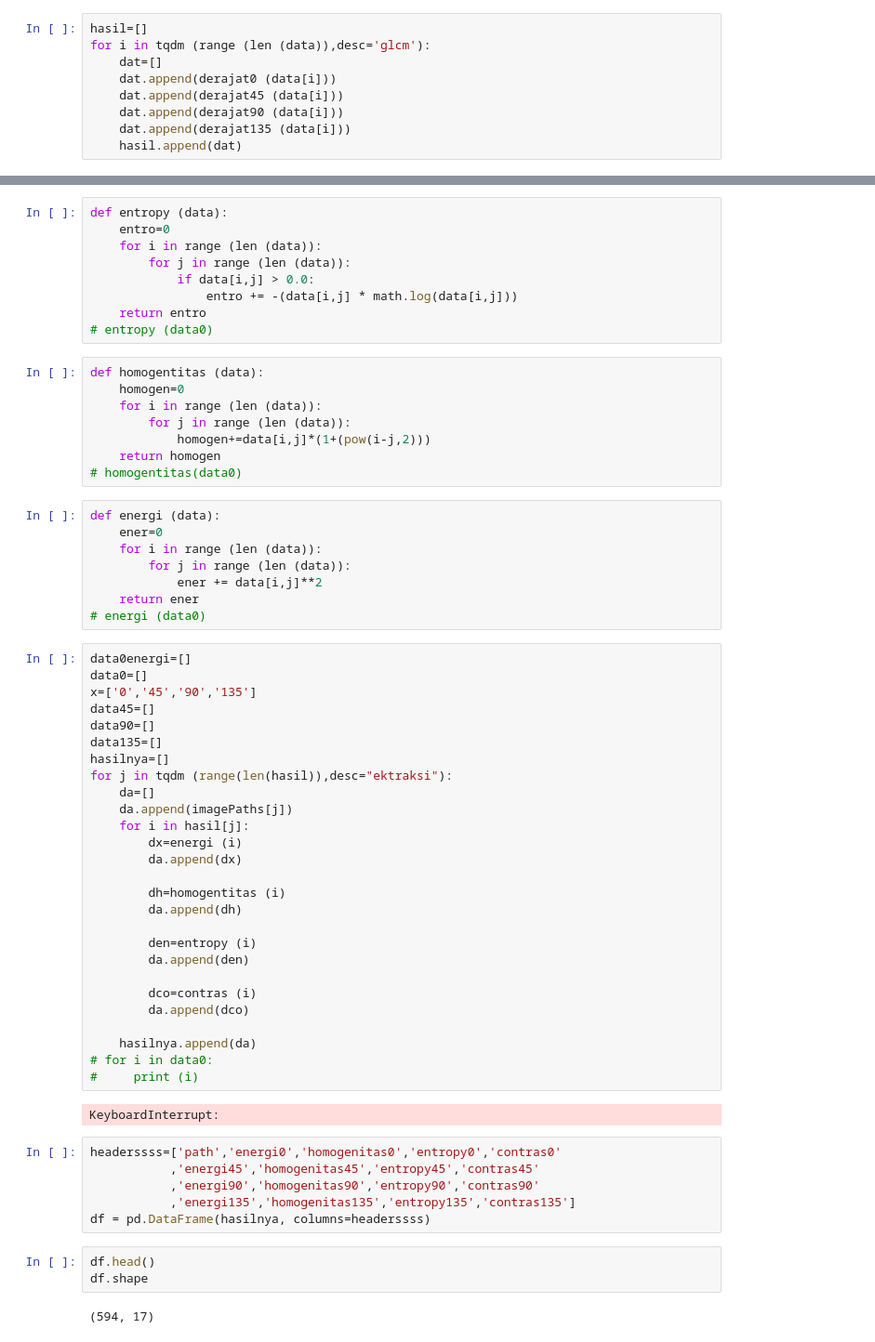
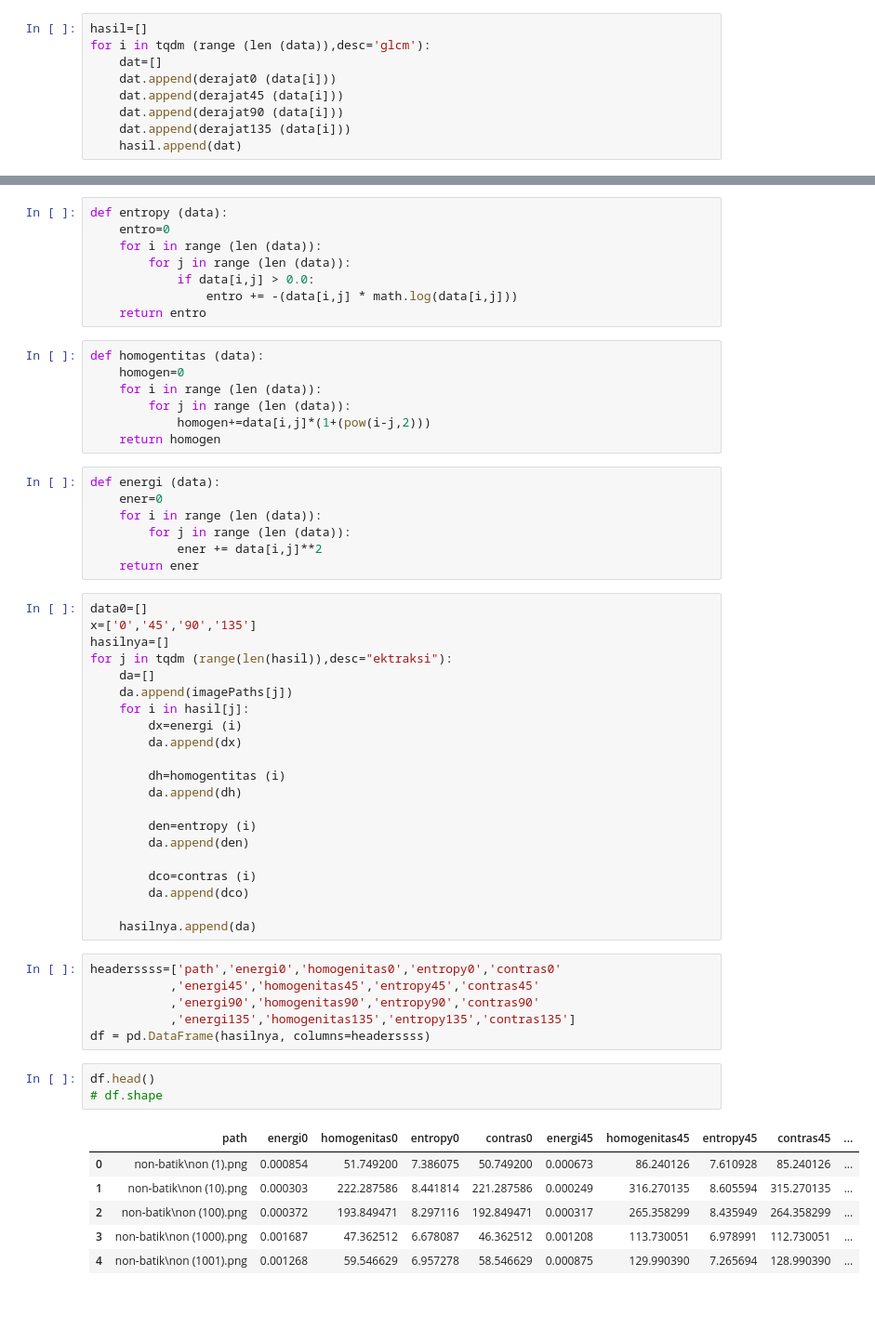
Before and after one commit to RidhoIlahi07/PengolahanCitraDigital_GLCM, a Jupyter notebook: TubesPCD.ipynb, the cells around one changed output, grey strips where cells are left out. Shown at 93% size. Drawn from its saved outputs; the diff is of its cells as text; blank space fills up the shorter version.

```diff
--- a/TubesPCD.ipynb
+++ b/TubesPCD.ipynb
@@ -121,7 +101,6 @@ def entropy (data):
             if data[i,j] > 0.0:
                 entro += -(data[i,j] * math.log(data[i,j]))
     return entro
-# entropy (data0)
 # %%
 def homogentitas (data):
     homogen=0
@@ -129,7 +108,6 @@ def homogentitas (data):
         for j in range (len (data)):
             homogen+=data[i,j]*(1+(pow(i-j,2)))
     return homogen
-# homogentitas(data0)
 # %%
 def energi (data):
     ener=0
@@ -137,14 +115,9 @@ def energi (data):
         for j in range (len (data)):
             ener += data[i,j]**2
     return ener
-# energi (data0)
 # %%
-data0energi=[]
 data0=[]
 x=['0','45','90','135']
-data45=[]
-data90=[]
-data135=[]
 hasilnya=[]
 for j in tqdm (range(len(hasil)),desc="ektraksi"):
     da=[]
@@ -163,10 +136,6 @@ for j in tqdm (range(len(hasil)),desc="ektraksi"):
         da.append(dco)
 
     hasilnya.append(da)
-# for i in data0:
-#     print (i)
-# %% [output]
-KeyboardInterrupt:
 # %%
 headerssss=['path','energi0','homogenitas0','entropy0','contras0'
            ,'energi45','homogenitas45','entropy45','contras45'
@@ -175,9 +144,14 @@ headerssss=['path','energi0','homogenitas0','entropy0','contras0'
 df = pd.DataFrame(hasilnya, columns=headerssss)
 # %%
 df.head()
-df.shape
+# df.shape
 # %% [output]
-(594, 17)
+|  | path | energi0 | homogenitas0 | entropy0 | contras0 | energi45 | homogenitas45 | entropy45 | contras45 | ... |
+| 0 | non-batik\non (1).png | 0.000854 | 51.749200 | 7.386075 | 50.749200 | 0.000673 | 86.240126 | 7.610928 | 85.240126 | ... |
+| 1 | non-batik\non (10).png | 0.000303 | 222.287586 | 8.441814 | 221.287586 | 0.000249 | 316.270135 | 8.605594 | 315.270135 | ... |
+| 2 | non-batik\non (100).png | 0.000372 | 193.849471 | 8.297116 | 192.849471 | 0.000317 | 265.358299 | 8.435949 | 264.358299 | ... |
+| 3 | non-batik\non (1000).png | 0.001687 | 47.362512 | 6.678087 | 46.362512 | 0.001208 | 113.730051 | 6.978991 | 112.730051 | ... |
+| 4 | non-batik\non (1001).png | 0.001268 | 59.546629 | 6.957278 | 58.546629 | 0.000875 | 129.990390 | 7.265694 | 128.990390 | ... |
 # %%
 df
 # %% [output]
```
Also changed, not shown: parts of 8 cells of this notebook, 2 other files.
